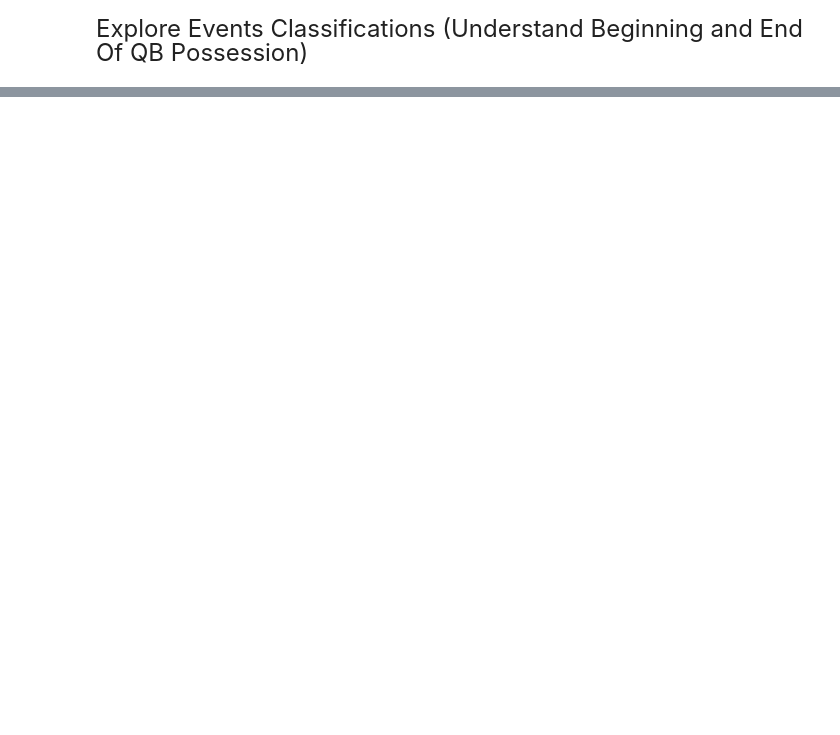
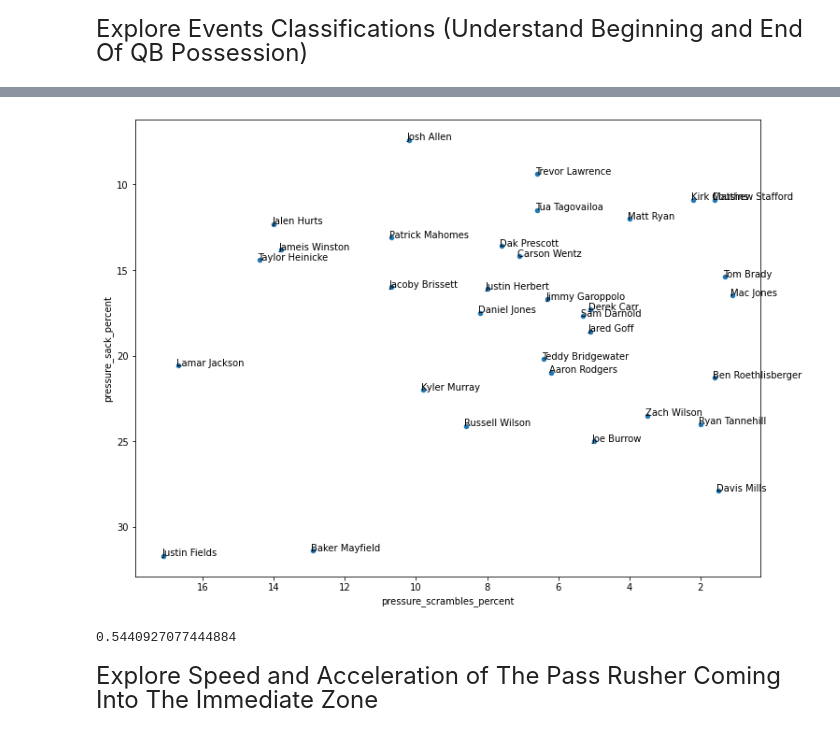
Before and after one commit to peterlmajors/FSAS_BigDataBowl_2023, a Jupyter notebook: Exploratory_Analysis.ipynb, the cells around one changed output, grey strips where cells are left out. Drawn from its saved outputs; the diff is of its cells as text; code cells hidden in the pictures; blank space fills up the shorter version.

```diff
--- a/Exploratory_Analysis.ipynb
+++ b/Exploratory_Analysis.ipynb
@@ -598,17 +531,17 @@ ptrack_fumbles = pbp.merge(ptrack_fumbles, on = ['gameId', 'playId'], how = 'inn
 # %%
 #Filter Out Rows That Don't Satisfy QB Possesion Conditions
 
-#Drop All That Come BEFORE Ball Snap
-ptrack_qb_poss_test = ptrack_qb_poss.drop(ptrack_qb_poss[ptrack_qb_poss.frameId < ptrack_qb_poss.ball_snap_event_frame].index)
+# #Drop All That Come BEFORE Ball Snap
+# ptrack_qb_poss_test = ptrack_qb_poss.drop(ptrack_qb_poss[ptrack_qb_poss.frameId < ptrack_qb_poss.ball_snap_event_frame].index)
 
-#Drop All That Come AFTER QB Sack, QB Strip Sack, Run, Pass Forward In That Order (If The Event Isn't In The Play Nothing Will Be Dropped)
+# #Drop All That Come AFTER QB Sack, QB Strip Sack, Run, Pass Forward In That Order (If The Event Isn't In The Play Nothing Will Be Dropped)
 
-#If A QB Is Sacked, There's Nothing More A Line Can Do (Although Sometimes The QB Can Get The Pass Off). That's Why Strip & Normal Sacks Are The First Two.
-#If A QB Runs And Then Throws, We Say That He's Too Far Away For Linemen For It To Be Fair. If Pass Then Run, Count The Pass Frame First.
+# #If A QB Is Sacked, There's Nothing More A Line Can Do (Although Sometimes The QB Can Get The Pass Off). That's Why Strip & Normal Sacks Are The First Two.
+# #If A QB Runs And Then Throws, We Say That He's Too Far Away For Linemen For It To Be Fair. If Pass Then Run, Count The Pass Frame First.
 
-ending_event_frames = ['qb_sack_event_frame', 'qb_strip_sack_event_frame', 'run_event_frame', 'pass_forward_event_frame']
-for i in range(len(ending_event_frames)):
-    ptrack_qb_poss_test = ptrack_qb_poss_test.drop(ptrack_qb_poss_test[ptrack_qb_poss_test['frameId'] > ptrack_qb_poss_test[ending_event_frames[i]]].index)
+# ending_event_frames = ['qb_sack_event_frame', 'qb_strip_sack_event_frame', 'run_event_frame', 'pass_forward_event_frame']
+# for i in range(len(ending_event_frames)):
+#     ptrack_qb_poss_test = ptrack_qb_poss_test.drop(ptrack_qb_poss_test[ptrack_qb_poss_test['frameId'] > ptrack_qb_poss_test[ending_event_frames[i]]].index)
 # %%
 #Ensure That The Possession Beginning and End Are Properly Filtered Out
 
@@ -630,0 +568,12 @@ pbp.groupby('dropBackType')['defendersInBox'].mean().sort_values()
+# %%
+#Look At The Top 34 Quarterbacks By Total Snaps Taken During Weeks 1-8 During The 2021 Season
+plt.rcParams["figure.figsize"] = [12, 9]
+
+ax = pff_qb_pressure.plot.scatter(x = 'pressure_scrambles_percent', y = 'pressure_sack_percent')
+ax.invert_xaxis()
+ax.invert_yaxis()
+
+for i, txt in enumerate(pff_qb_pressure.player):
+   ax.annotate(txt, (pff_qb_pressure.pressure_scrambles_percent.iat[i]+0.05, pff_qb_pressure.pressure_sack_percent.iat[i]))
+# %% [output]
+[figure, added]
@@ -630,0 +590,15 @@ pbp.groupby('dropBackType')['defendersInBox'].mean().sort_values()
+# %%
+#Correlation Between Pressure Scramble Percent in Weeks 1-4 vs Weeks 5-8
+# corr, _ = spearmanr(pff_qb_pressure_wks_c_30_db.pressure_scrambles_percent_14.astype(float), pff_qb_pressure_wks_c_30_db.pressure_scrambles_percent_58.astype(float))
+
+#Correlation Between Pressure Sack Percent in Weeks 1-4 vs Weeks 5-8
+corr, _ = spearmanr(pff_qb_pressure_wks_c_30_db.pressure_sack_percent_14.astype(float), pff_qb_pressure_wks_c_30_db.pressure_sack_percent_58.astype(float))
+
+print(corr)
+
+#Pressure Sack Percent Seems To Normalize Quicker Over A 8 Week Sample (.544 Spearman R vs .521 Spearman R)
+#QB Can Scramble But Still Get Sacked, But With Sack Avoidance The QB Can Be In The Pocket And The Rusher Still Has A Shot of Reaching Them
+# %% [output]
+0.5440927077444884
+# %% [markdown]
+<font size="5"> Explore Speed and Acceleration of The Pass Rusher Coming Into The Immediate Zone </font>
```
Also changed, not shown: parts of 37 cells of this notebook, 2 other files.
